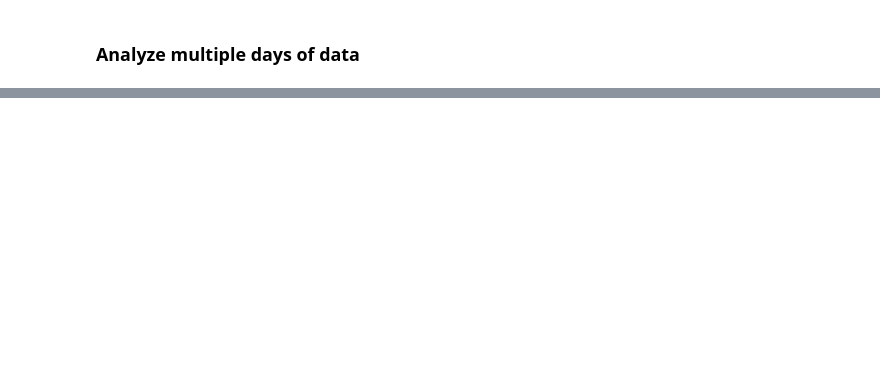
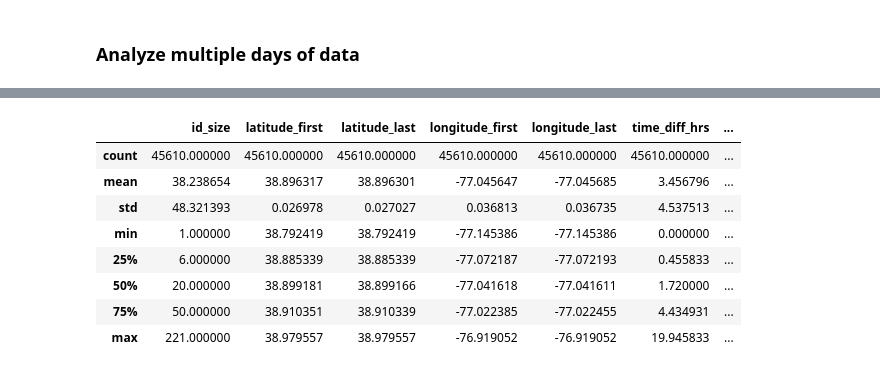
Before and after one commit to himanshu20792/BirdProject, a Jupyter notebook: StationaryScooters/Exploratory_Analysis_RK.ipynb, the cells around one changed output, grey strips where cells are left out. Cells and saved outputs as stored; diff of their text form; code cells hidden in the pictures; blank space fills up the shorter version.

```diff
--- a/StationaryScooters/Exploratory_Analysis_RK.ipynb
+++ b/StationaryScooters/Exploratory_Analysis_RK.ipynb
@@ -392 +432,13 @@ df_multiple_days_grp.groupby(['Date']).describe()
+# %%
+df_week_days_grp.describe()
+# %% [output]
+|  | id_size | latitude_first | latitude_last | longitude_first | longitude_last | time_diff_hrs | ... |
+| count | 45610.000000 | 45610.000000 | 45610.000000 | 45610.000000 | 45610.000000 | 45610.000000 | ... |
+| mean | 38.238654 | 38.896317 | 38.896301 | -77.045647 | -77.045685 | 3.456796 | ... |
+| std | 48.321393 | 0.026978 | 0.027027 | 0.036813 | 0.036735 | 4.537513 | ... |
+| min | 1.000000 | 38.792419 | 38.792419 | -77.145386 | -77.145386 | 0.000000 | ... |
+| 25% | 6.000000 | 38.885339 | 38.885339 | -77.072187 | -77.072193 | 0.455833 | ... |
+| 50% | 20.000000 | 38.899181 | 38.899166 | -77.041618 | -77.041611 | 1.720000 | ... |
+| 75% | 50.000000 | 38.910351 | 38.910339 | -77.022385 | -77.022455 | 4.434931 | ... |
+| max | 221.000000 | 38.979557 | 38.979557 | -76.919052 | -76.919052 | 19.945833 | ... |
 # %%
```
Also changed, not shown: parts of 24 cells of this notebook.
